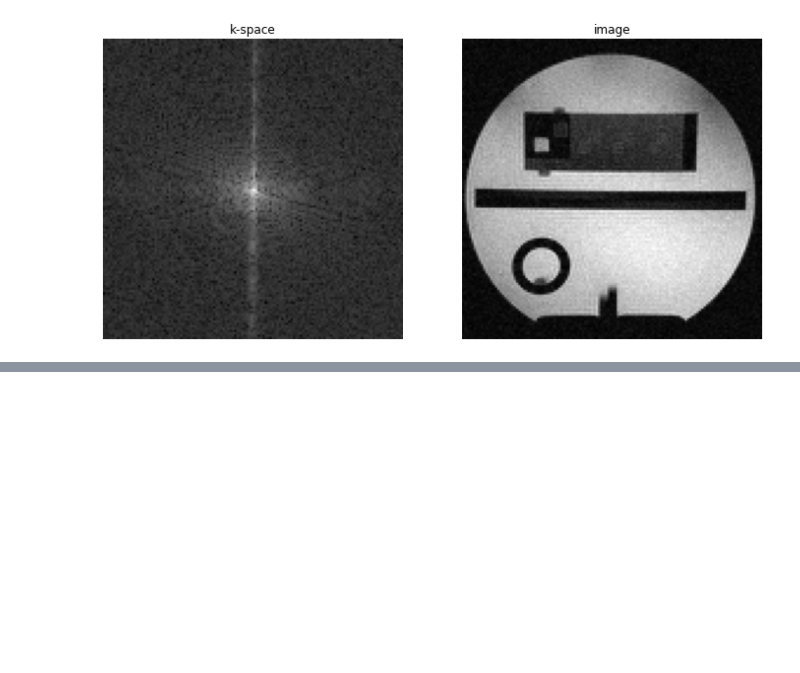
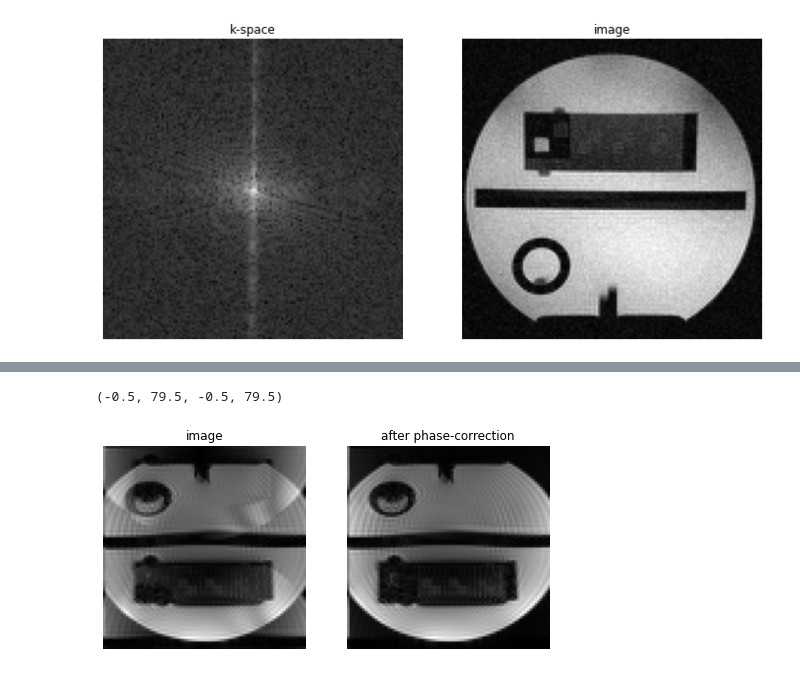
Before and after one commit to pehses/twixtools, a Jupyter notebook: demo/recon_example.ipynb, the cells around one changed output, grey strips where cells are left out. Drawn from its saved outputs; the diff is of its cells as text; code cells hidden in the pictures; blank space fills up the shorter version.

```diff
--- a/demo/recon_example.ipynb
+++ b/demo/recon_example.ipynb
@@ -166,0 +118,41 @@ pc_angle.shape
+# %%
+# for phase-correction, we need to keep the individual segments
+im_array = epi_map[-1]['image'].copy()
+im_array.flags['remove_os'] = True
+
+pc_array = epi_map[-1]['phasecorr'].copy()
+pc_array.flags['remove_os'] = True
+pc_array.flags['average']['Lin']=True
+pc_array.flags['average']['Par']=True
+
+pc = ifftnd(pc_array[:])
+
+x = np.arange(pc_array.shape[-1]) - pc_array.shape[-1]//2
+
+# calculate phase slope from autocorrelation (for both readout polarities separately - each in its own dim)
+slope = np.angle((np.conj(pc[...,1:]) * pc[...,:-1]).sum(-1, keepdims=True).sum(-2, keepdims=True))
+pc_corr = np.exp(1j * slope * x)
+
+data = im_array[:]
+image_pc = ifftnd(data, [-1])
+
+# apply slope
+image_pc *= pc_corr
+image_pc = image_pc.sum(5).squeeze()
+image_pc = ifftnd(image_pc, [0])
+
+image_pc = rms_comb(image_pc)
+
+plt.figure(figsize=[8,6])
+
+plt.subplot(121)
+plt.title('image')
+plt.imshow(image, cmap='gray', origin='lower')
+plt.axis('off')
+plt.subplot(122)
+plt.title('after phase-correction')
+plt.imshow(image_pc, cmap='gray', origin='lower')
+plt.axis('off')
+# %% [output]
+(-0.5, 79.5, -0.5, 79.5)
+[figure, added]
```
Also changed, not shown: parts of 13 cells of this notebook, 2 other files.
